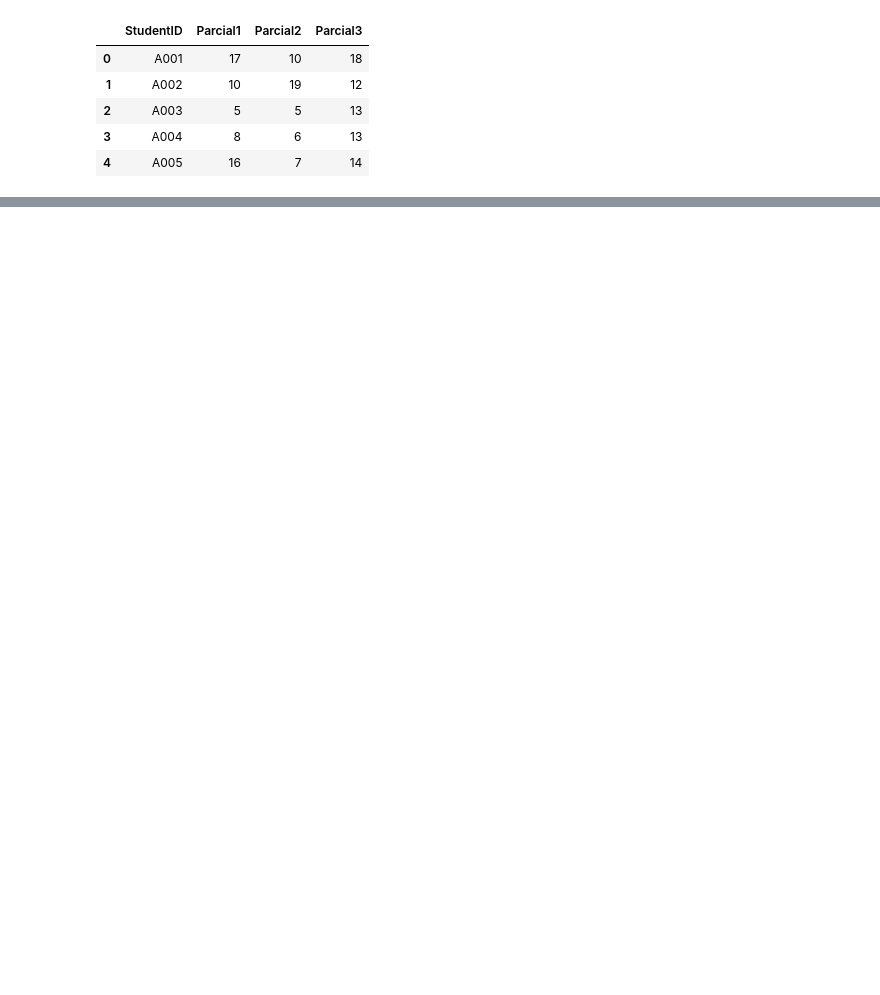
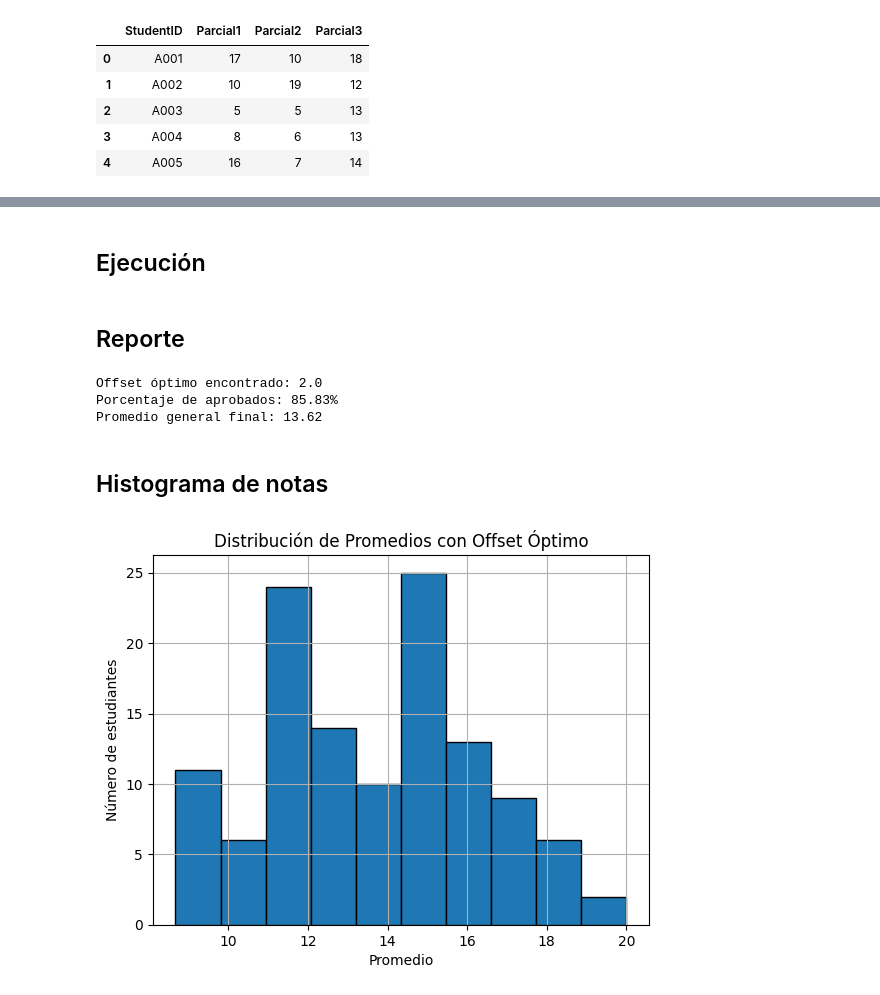
Before and after one commit to josevasquezramos/algoritmosevolutivos, a Jupyter notebook: Laboratorio 04/1. Curva de notas de parciales.ipynb, the cells around one changed output, grey strips where cells are left out. Drawn from its saved outputs; the diff is of its cells as text; code cells hidden in the pictures; blank space fills up the shorter version.

```diff
--- a/Laboratorio 04/1. Curva de notas de parciales.ipynb
+++ b/Laboratorio 04/1. Curva de notas de parciales.ipynb
@@ -77,0 +68,9 @@ Porcentaje de aprobados: 85.83%
+# %%
+def get_neighbors(current_offset):
+    step = 0.5
+    neighbors = []
+    if current_offset + step <= 5:
+        neighbors.append(round(current_offset + step, 2))
+    if current_offset - step >= -5:
+        neighbors.append(round(current_offset - step, 2))
+    return neighbors
@@ -77,0 +79,50 @@ Porcentaje de aprobados: 85.83%
+# %%
+def hill_climb(df, max_iters=100):
+    current = 0.0
+    current_score = fitness(current, df)
+    history = [(current, current_score)]
+
+    for i in range(max_iters):
+        neighbors = get_neighbors(current)
+        next_candidate = max(neighbors, key=lambda o: fitness(o, df))
+        next_score = fitness(next_candidate, df)
+
+        if next_score > current_score:
+            current, current_score = next_candidate, next_score
+            history.append((current, current_score))
+        else:
+            break  # óptimo local alcanzado
+
+    return current, current_score, history
+# %% [markdown]
+## Ejecución
+# %%
+# Ejecutar
+offset_optimo, score_optimo, historia = hill_climb(df)
+
+# Aplicar offset óptimo
+df_final = df.copy()
+for col in ['Parcial1', 'Parcial2', 'Parcial3']:
+    df_final[col] = np.clip(df_final[col] + offset_optimo, 0, 20)
+df_final['Promedio'] = df_final[['Parcial1', 'Parcial2', 'Parcial3']].mean(axis=1)
+# %% [markdown]
+## Reporte
+# %%
+print(f"Offset óptimo encontrado: {offset_optimo}")
+print(f"Porcentaje de aprobados: {score_optimo:.2f}%")
+print(f"Promedio general final: {df_final['Promedio'].mean():.2f}")
+# %% [output]
+Offset óptimo encontrado: 2.0
+Porcentaje de aprobados: 85.83%
+Promedio general final: 13.62
+# %% [markdown]
+## Histograma de notas
+# %%
+plt.hist(df_final['Promedio'], bins=10, edgecolor='black')
+plt.title("Distribución de Promedios con Offset Óptimo")
+plt.xlabel("Promedio")
+plt.ylabel("Número de estudiantes")
+plt.grid(True)
+plt.show()
+# %% [output]
+[figure, added]
```
Also changed, not shown: parts of 16 cells of this notebook, 3 other files.
